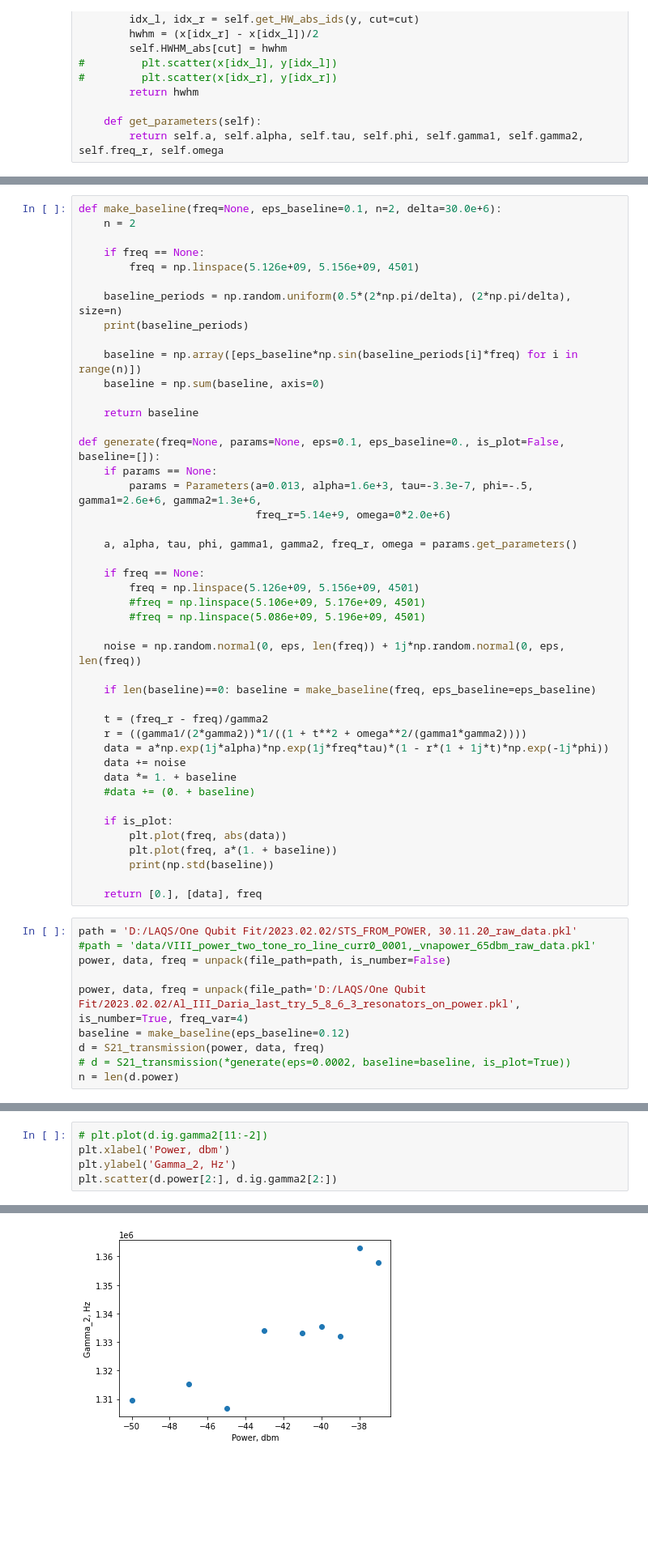
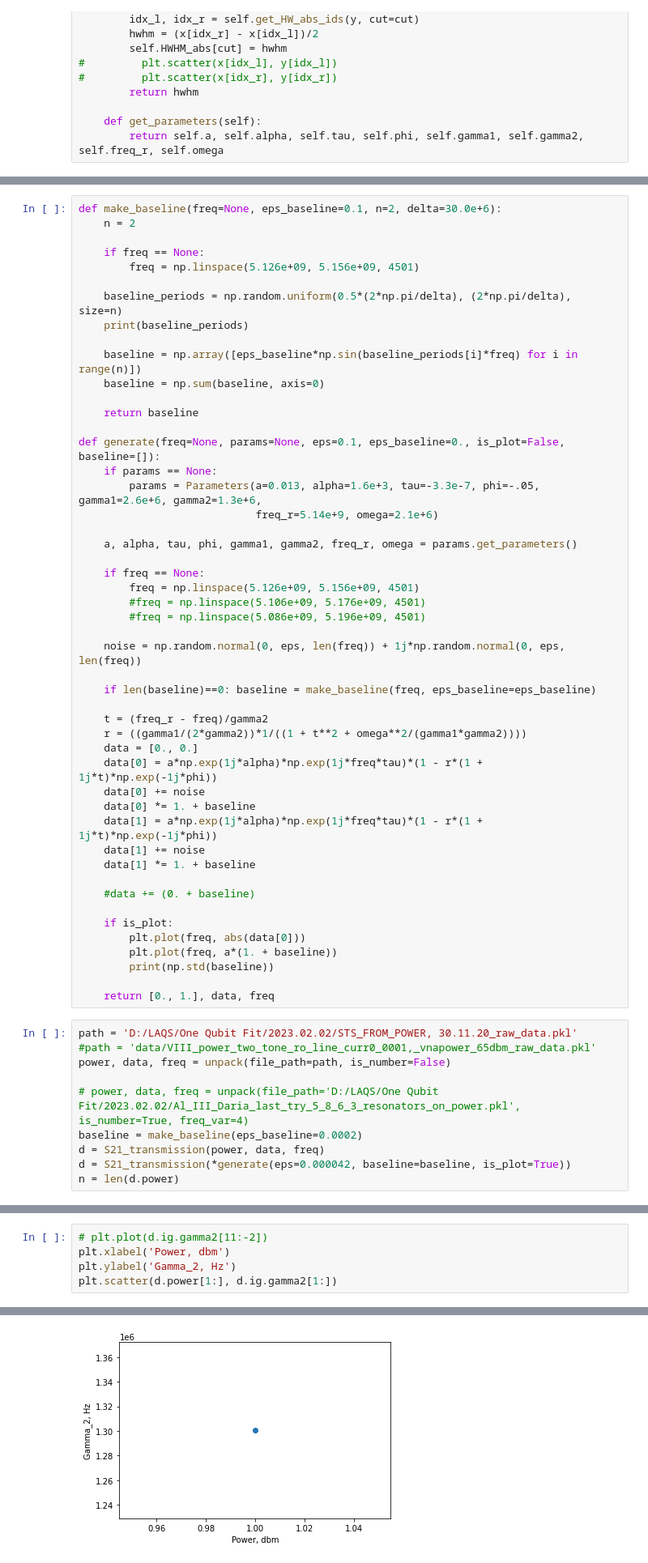
Before and after one commit to SabirovT/S21, a Jupyter notebook: main.ipynb, the cells around one changed output, grey strips where cells are left out. Shown at 81% size. Cells and saved outputs as stored; diff of their text form; blank space fills up the shorter version.

```diff
--- a/main.ipynb
+++ b/main.ipynb
@@ -351,8 +350,8 @@ def make_baseline(freq=None, eps_baseline=0.1, n=2, delta=30.0e+6):
 
 def generate(freq=None, params=None, eps=0.1, eps_baseline=0., is_plot=False, baseline=[]):
     if params == None:
-        params = Parameters(a=0.013, alpha=1.6e+3, tau=-3.3e-7, phi=-.5, gamma1=2.6e+6, gamma2=1.3e+6,
-                            freq_r=5.14e+9, omega=0*2.0e+6)
+        params = Parameters(a=0.013, alpha=1.6e+3, tau=-3.3e-7, phi=-.05, gamma1=2.6e+6, gamma2=1.3e+6,
+                            freq_r=5.14e+9, omega=2.1e+6)
 
     a, alpha, tau, phi, gamma1, gamma2, freq_r, omega = params.get_parameters()
 
@@ -367,25 +366,30 @@ def generate(freq=None, params=None, eps=0.1, eps_baseline=0., is_plot=False, ba
 
     t = (freq_r - freq)/gamma2
     r = ((gamma1/(2*gamma2))*1/((1 + t**2 + omega**2/(gamma1*gamma2))))
-    data = a*np.exp(1j*alpha)*np.exp(1j*freq*tau)*(1 - r*(1 + 1j*t)*np.exp(-1j*phi))
-    data += noise
-    data *= 1. + baseline
+    data = [0., 0.]
+    data[0] = a*np.exp(1j*alpha)*np.exp(1j*freq*tau)*(1 - r*(1 + 1j*t)*np.exp(-1j*phi))
+    data[0] += noise
+    data[0] *= 1. + baseline
+    data[1] = a*np.exp(1j*alpha)*np.exp(1j*freq*tau)*(1 - r*(1 + 1j*t)*np.exp(-1j*phi))
+    data[1] += noise
+    data[1] *= 1. + baseline
+
     #data += (0. + baseline)
 
     if is_plot:
-        plt.plot(freq, abs(data))
+        plt.plot(freq, abs(data[0]))
         plt.plot(freq, a*(1. + baseline))
         print(np.std(baseline))
 
-    return [0.], [data], freq
+    return [0., 1.], data, freq
 # %%
 path = 'D:/LAQS/One Qubit Fit/2023.02.02/STS_FROM_POWER, 30.11.20_raw_data.pkl'
 #path = 'data/VIII_power_two_tone_ro_line_curr0_0001,_vnapower_65dbm_raw_data.pkl'
 power, data, freq = unpack(file_path=path, is_number=False)
 
-power, data, freq = unpack(file_path='D:/LAQS/One Qubit Fit/2023.02.02/Al_III_Daria_last_try_5_8_6_3_resonators_on_power.pkl', is_number=True, freq_var=4)
-baseline = make_baseline(eps_baseline=0.12)
+# power, data, freq = unpack(file_path='D:/LAQS/One Qubit Fit/2023.02.02/Al_III_Daria_last_try_5_8_6_3_resonators_on_power.pkl', is_number=True, freq_var=4)
+baseline = make_baseline(eps_baseline=0.0002)
 d = S21_transmission(power, data, freq)
-# d = S21_transmission(*generate(eps=0.0002, baseline=baseline, is_plot=True))
+d = S21_transmission(*generate(eps=0.000042, baseline=baseline, is_plot=True))
 n = len(d.power)
 # %% [output]
@@ -444,9 +433,9 @@ plt.show()
 # %%
 # plt.plot(d.ig.gamma2[11:-2])
 plt.xlabel('Power, dbm')
 plt.ylabel('Gamma_2, Hz')
-plt.scatter(d.power[2:], d.ig.gamma2[2:])
+plt.scatter(d.power[1:], d.ig.gamma2[1:])
 # %% [output]
 <matplotlib.collections.PathCollection at 0x...>
-[figure, old version]
+[figure, new version]
 # %%
```
Also changed, not shown: parts of 23 cells of this notebook.
